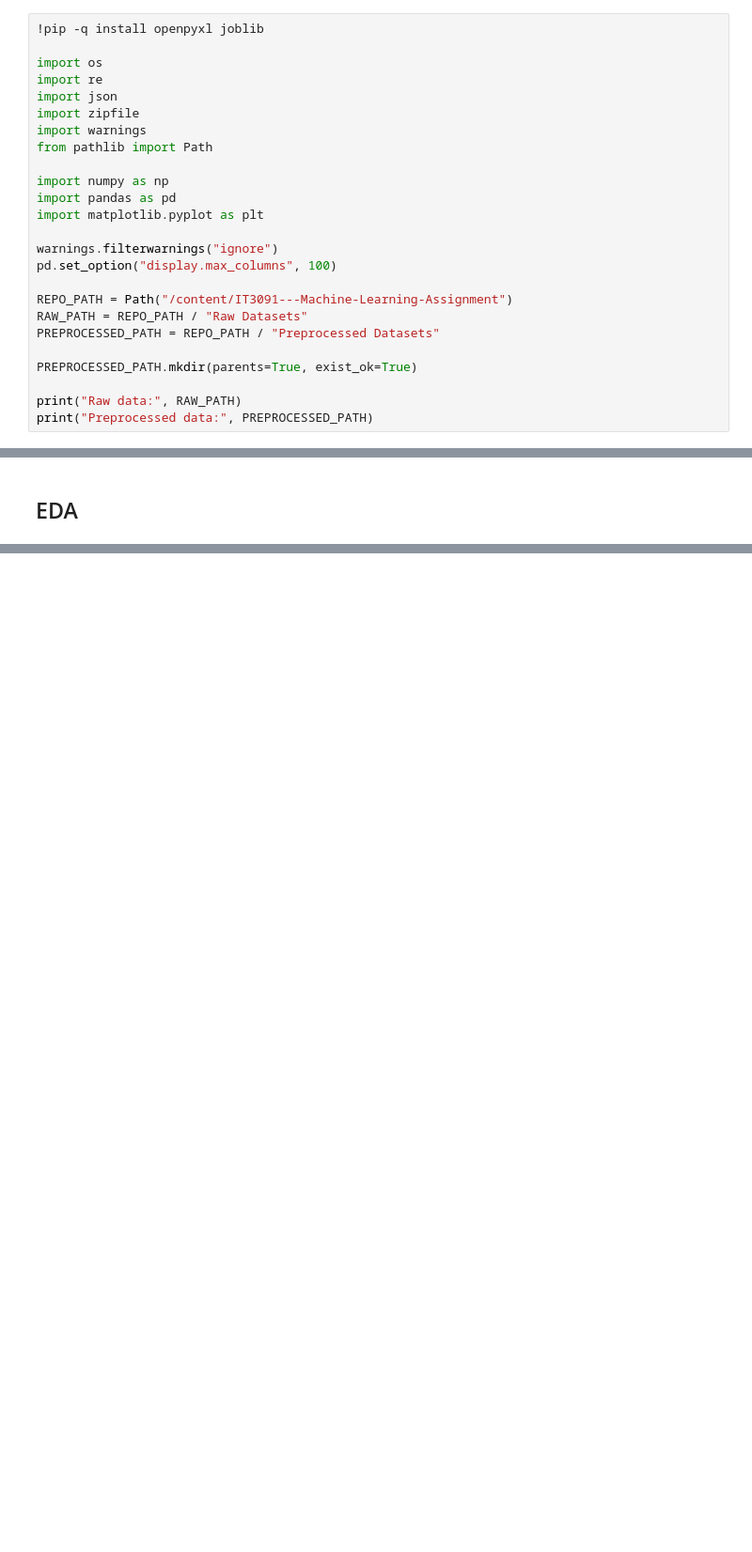
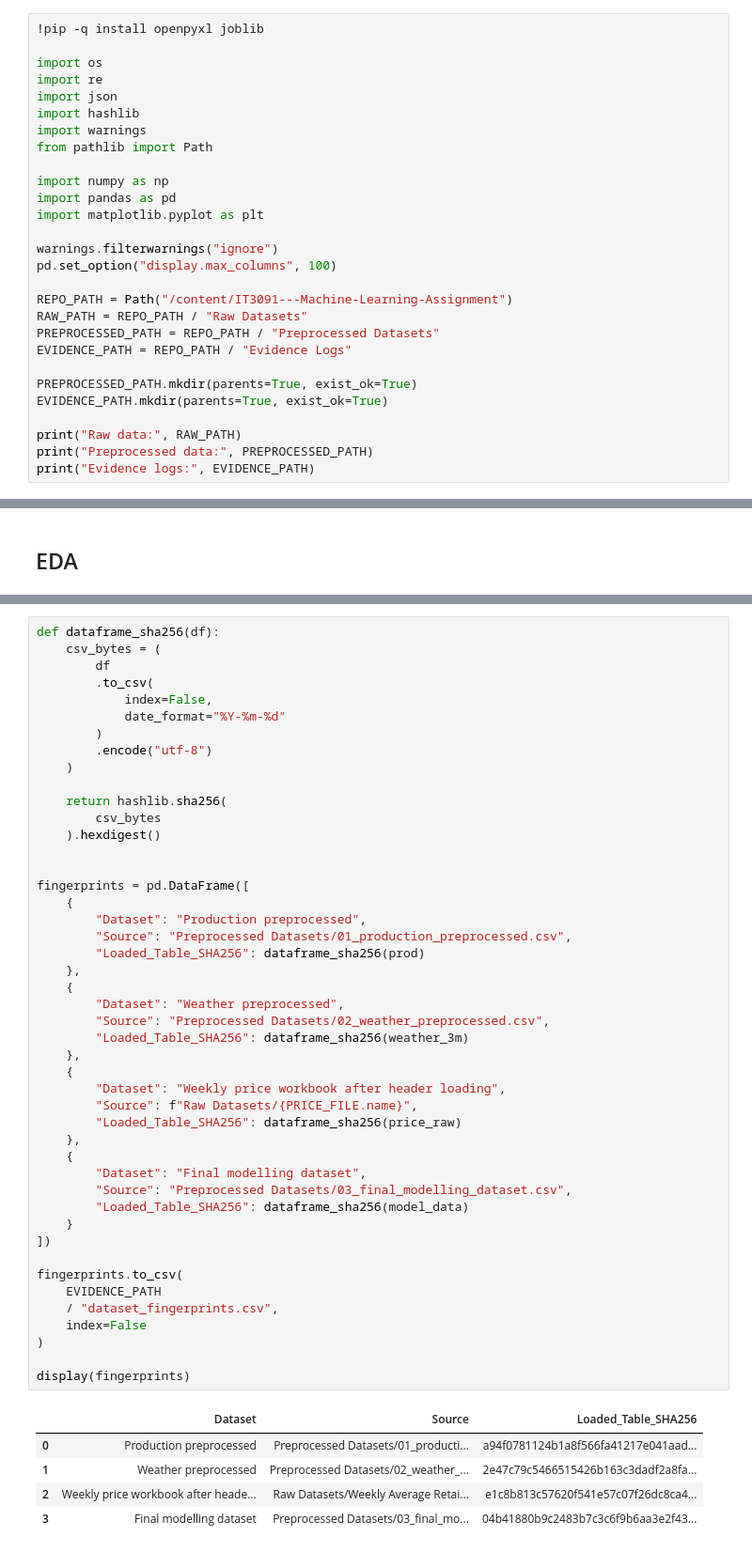
Before and after one commit to DTD-Wijesinghe/IT3091---Machine-Learning-Assignment, a Jupyter notebook: 03_IT24101090_JAYAKODY_ND_Price_EDA_Preprocessing.ipynb, the cells around one changed output, grey strips where cells are left out. Shown at 94% size. Saved outputs shown, nothing was run; the diff lists cells and outputs as text; blank space fills up the shorter version.

```diff
--- a/03_IT24101090_JAYAKODY_ND_Price_EDA_Preprocessing.ipynb
+++ b/03_IT24101090_JAYAKODY_ND_Price_EDA_Preprocessing.ipynb
@@ -21,7 +26,7 @@ Resolving deltas: 100% (44/44), done.
 import os
 import re
 import json
-import zipfile
+import hashlib
 import warnings
 from pathlib import Path
 
@@ -35,11 +40,14 @@ pd.set_option("display.max_columns", 100)
 REPO_PATH = Path("/content/IT3091---Machine-Learning-Assignment")
 RAW_PATH = REPO_PATH / "Raw Datasets"
 PREPROCESSED_PATH = REPO_PATH / "Preprocessed Datasets"
+EVIDENCE_PATH = REPO_PATH / "Evidence Logs"
 
 PREPROCESSED_PATH.mkdir(parents=True, exist_ok=True)
+EVIDENCE_PATH.mkdir(parents=True, exist_ok=True)
 
 print("Raw data:", RAW_PATH)
 print("Preprocessed data:", PREPROCESSED_PATH)
+print("Evidence logs:", EVIDENCE_PATH)
 # %% [output]
 Raw data: /content/IT3091---Machine-Learning-Assignment/Raw Datasets
 Preprocessed data: /content/IT3091---Machine-Learning-Assignment/Preprocessed Datasets
@@ -377 +1024,53 @@ Duplicate Crop+Season+Year: 0
+# %%
+def dataframe_sha256(df):
+    csv_bytes = (
+        df
+        .to_csv(
+            index=False,
+            date_format="%Y-%m-%d"
+        )
+        .encode("utf-8")
+    )
+
+    return hashlib.sha256(
+        csv_bytes
+    ).hexdigest()
+
+
+fingerprints = pd.DataFrame([
+    {
+        "Dataset": "Production preprocessed",
+        "Source": "Preprocessed Datasets/01_production_preprocessed.csv",
+        "Loaded_Table_SHA256": dataframe_sha256(prod)
+    },
+    {
+        "Dataset": "Weather preprocessed",
+        "Source": "Preprocessed Datasets/02_weather_preprocessed.csv",
+        "Loaded_Table_SHA256": dataframe_sha256(weather_3m)
+    },
+    {
+        "Dataset": "Weekly price workbook after header loading",
+        "Source": f"Raw Datasets/{PRICE_FILE.name}",
+        "Loaded_Table_SHA256": dataframe_sha256(price_raw)
+    },
+    {
+        "Dataset": "Final modelling dataset",
+        "Source": "Preprocessed Datasets/03_final_modelling_dataset.csv",
+        "Loaded_Table_SHA256": dataframe_sha256(model_data)
+    }
+])
+
+fingerprints.to_csv(
+    EVIDENCE_PATH
+    / "dataset_fingerprints.csv",
+    index=False
+)
+
+display(fingerprints)
+# %% [output]
+|  | Dataset | Source | Loaded_Table_SHA256 |
+| 0 | Production preprocessed | Preprocessed Datasets/01_producti... | a94f0781124b1a8f566fa41217e041aad... |
+| 1 | Weather preprocessed | Preprocessed Datasets/02_weather_... | 2e47c79c5466515426b163c3dadf2a8fa... |
+| 2 | Weekly price workbook after heade... | Raw Datasets/Weekly Average Retai... | e1c8b813c57620f541e57c07f26dc8ca4... |
+| 3 | Final modelling dataset | Preprocessed Datasets/03_final_mo... | 04b41880b9c2483b7c3c6f9b6aa3e2f43... |
 # %%
```
Also changed, not shown: parts of 14 cells of this notebook, 6 other files.
